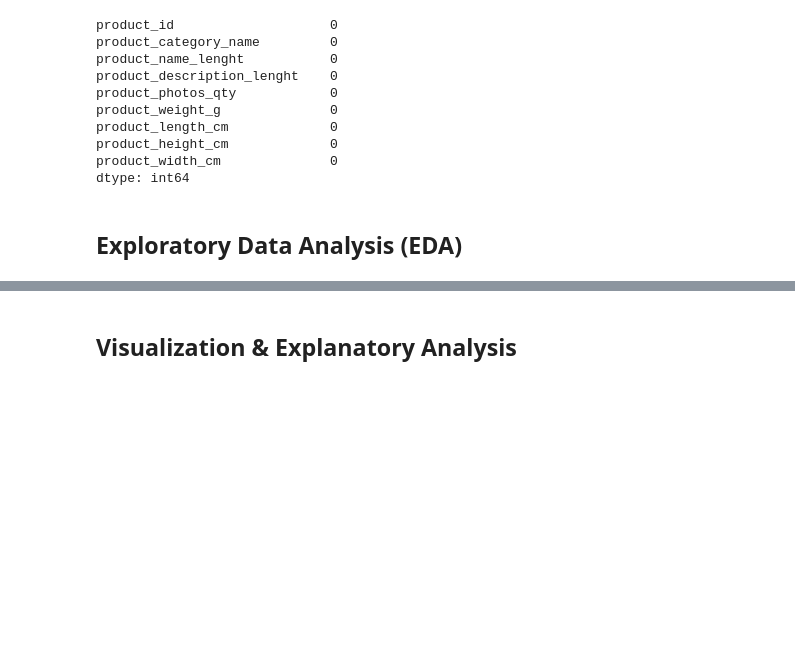
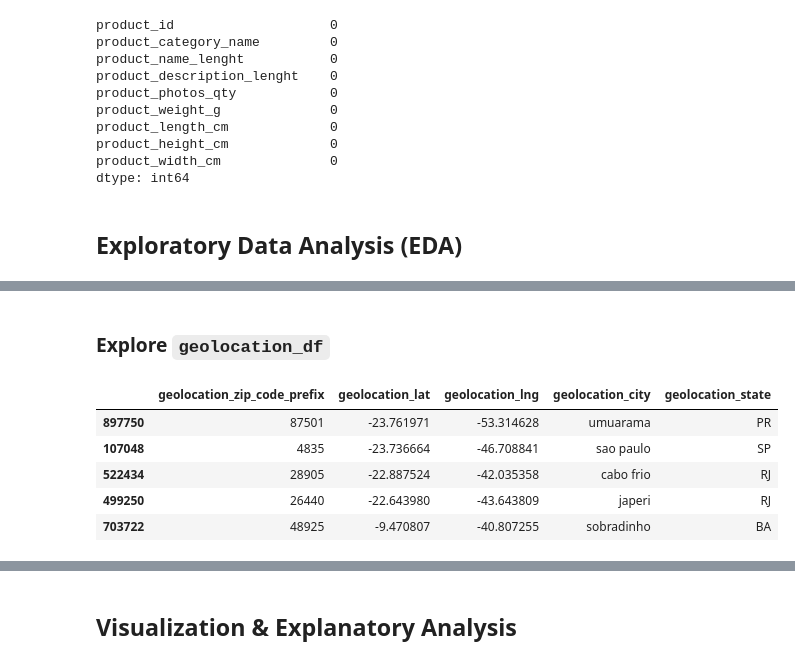
Before and after one commit to Arif-0123/Proyek_Analisis_Data, a Jupyter notebook: E-Commerce Public Dataset/submission/notebook.ipynb, the cells around one changed output, grey strips where cells are left out. Saved outputs shown, nothing was run; the diff lists cells and outputs as text; code cells hidden in the pictures; blank space fills up the shorter version.

```diff
--- a/E-Commerce Public Dataset/submission/notebook.ipynb
+++ b/E-Commerce Public Dataset/submission/notebook.ipynb
@@ -1274,0 +1370,11 @@ dtype: int64
+# %% [markdown]
+### Explore `geolocation_df`
+# %%
+geolocation_df.sample(5)
+# %% [output]
+|  | geolocation_zip_code_prefix | geolocation_lat | geolocation_lng | geolocation_city | geolocation_state |
+| 897750 | 87501 | -23.761971 | -53.314628 | umuarama | PR |
+| 107048 | 4835 | -23.736664 | -46.708841 | sao paulo | SP |
+| 522434 | 28905 | -22.887524 | -42.035358 | cabo frio | RJ |
+| 499250 | 26440 | -22.643980 | -43.643809 | japeri | RJ |
+| 703722 | 48925 | -9.470807 | -40.807255 | sobradinho | BA |
```
Also changed, not shown: parts of 22 cells of this notebook.
